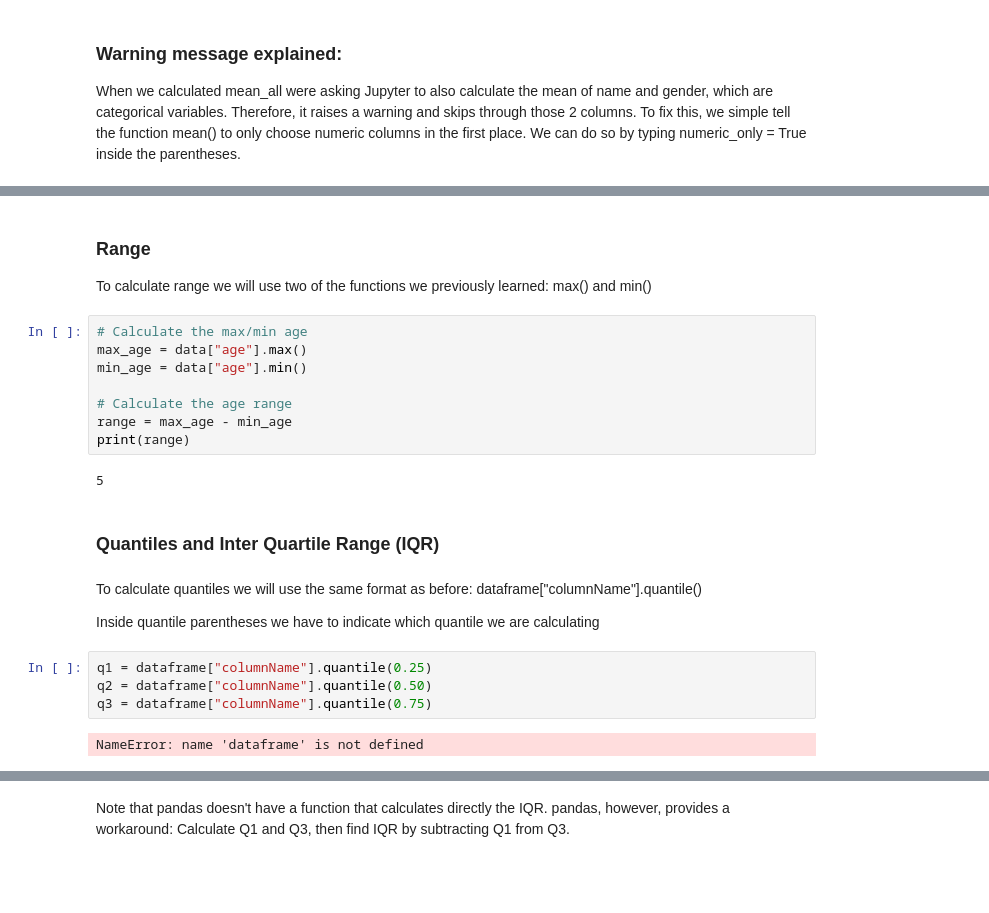
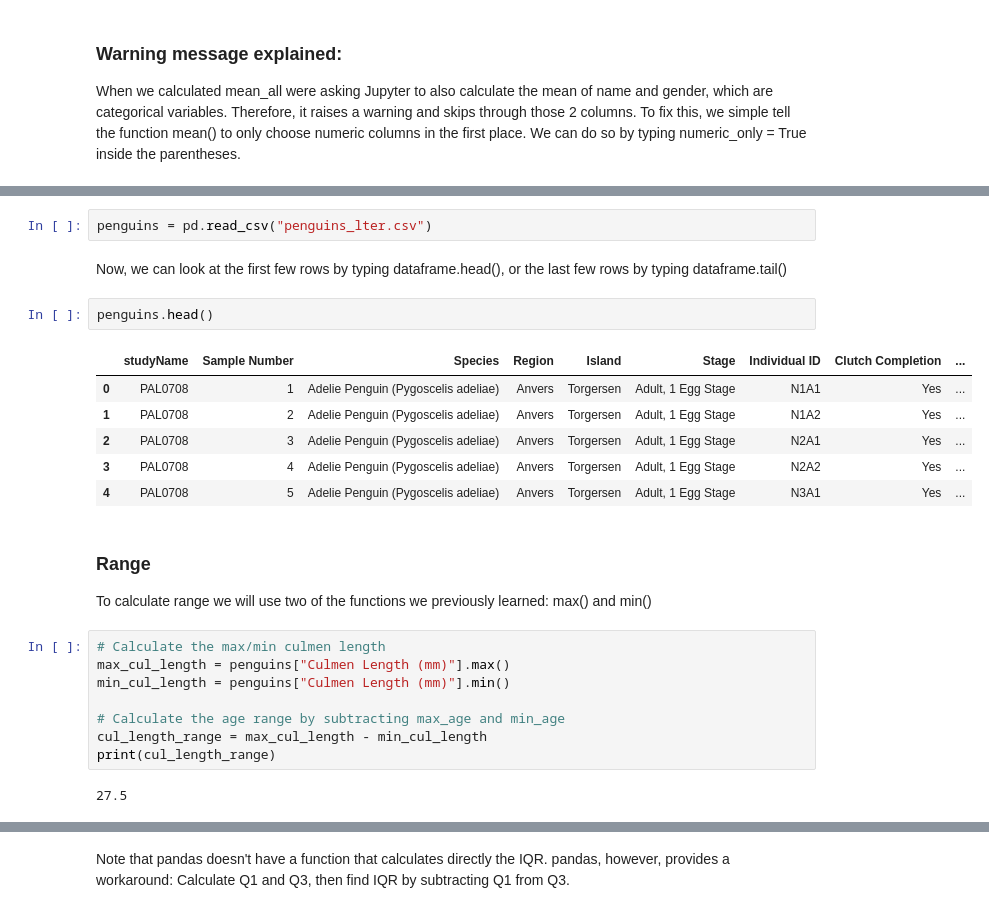
Before and after one commit to vnguyen24/SURF2022, a Jupyter notebook: Session2/Teaching2.ipynb, the cells around one changed output, grey strips where cells are left out. Saved outputs shown, nothing was run; the diff lists cells and outputs as text; blank space fills up the shorter version.

```diff
--- a/Session2/Teaching2.ipynb
+++ b/Session2/Teaching2.ipynb
@@ -107,2 +113,15 @@ dtype: float64
+# %%
+penguins = pd.read_csv("penguins_lter.csv")
+# %% [markdown]
+Now, we can look at the first few rows by typing dataframe.head(), or the last few rows by typing dataframe.tail()
+# %%
+penguins.head()
+# %% [output]
+|  | studyName | Sample Number | Species | Region | Island | Stage | Individual ID | Clutch Completion | ... |
+| 0 | PAL0708 | 1 | Adelie Penguin (Pygoscelis adeliae) | Anvers | Torgersen | Adult, 1 Egg Stage | N1A1 | Yes | ... |
+| 1 | PAL0708 | 2 | Adelie Penguin (Pygoscelis adeliae) | Anvers | Torgersen | Adult, 1 Egg Stage | N1A2 | Yes | ... |
+| 2 | PAL0708 | 3 | Adelie Penguin (Pygoscelis adeliae) | Anvers | Torgersen | Adult, 1 Egg Stage | N2A1 | Yes | ... |
+| 3 | PAL0708 | 4 | Adelie Penguin (Pygoscelis adeliae) | Anvers | Torgersen | Adult, 1 Egg Stage | N2A2 | Yes | ... |
+| 4 | PAL0708 | 5 | Adelie Penguin (Pygoscelis adeliae) | Anvers | Torgersen | Adult, 1 Egg Stage | N3A1 | Yes | ... |
 # %% [markdown]
 ### Range
@@ -110,23 +128,11 @@ dtype: float64
 To calculate range we will use two of the functions we previously learned: max() and min()
 # %%
-# Calculate the max/min age
-max_age = data["age"].max()
-min_age = data["age"].min()
+# Calculate the max/min culmen length
+max_cul_length = penguins["Culmen Length (mm)"].max()
+min_cul_length = penguins["Culmen Length (mm)"].min()
 
-# Calculate the age range
-range = max_age - min_age
-print(range)
+# Calculate the age range by subtracting max_age and min_age
+cul_length_range = max_cul_length - min_cul_length
+print(cul_length_range)
 # %% [output]
-5
+27.5
-# %% [markdown]
-### Quantiles and Inter Quartile Range (IQR)
-# %% [markdown]
-To calculate quantiles we will use the same format as before: dataframe["columnName"].quantile()
-
-Inside quantile parentheses we have to indicate which quantile we are calculating
-# %%
-q1 = dataframe["columnName"].quantile(0.25)
-q2 = dataframe["columnName"].quantile(0.50)
-q3 = dataframe["columnName"].quantile(0.75)
-# %% [output]
-NameError: name 'dataframe' is not defined
```
Also changed, not shown: parts of 36 cells of this notebook.
